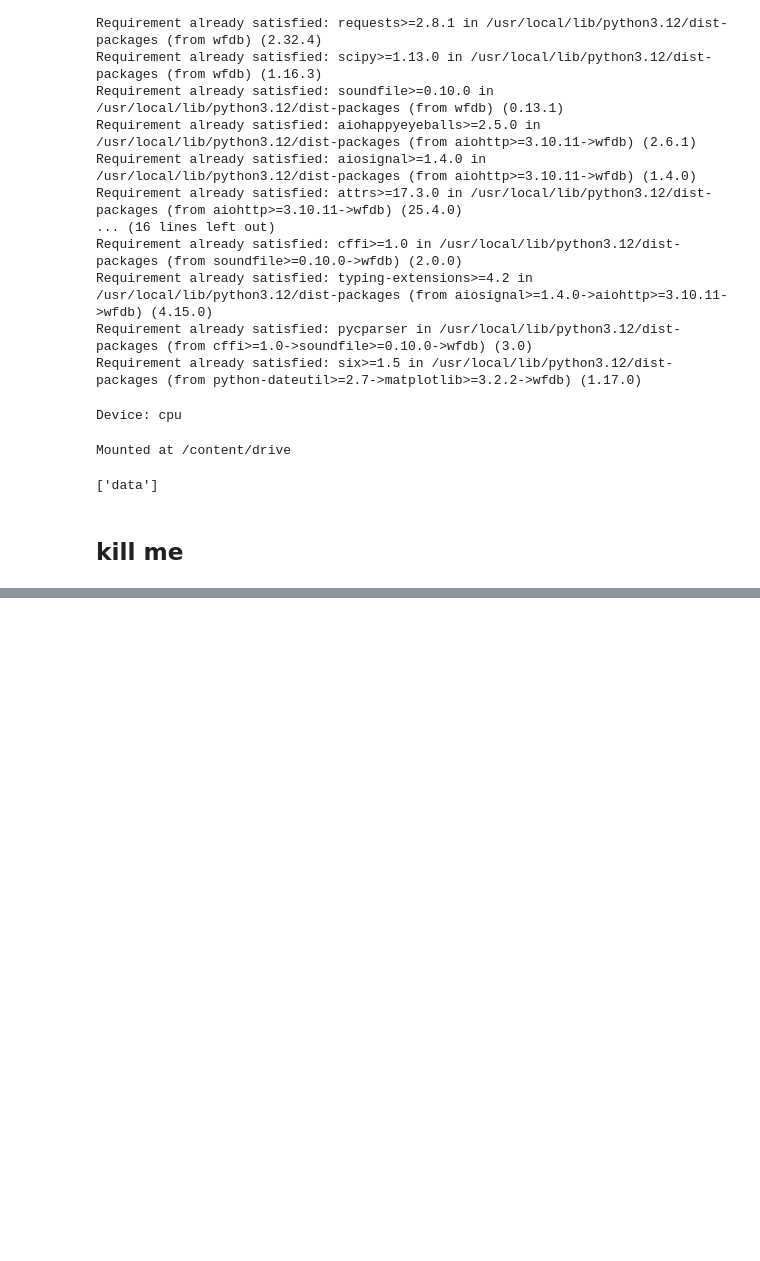
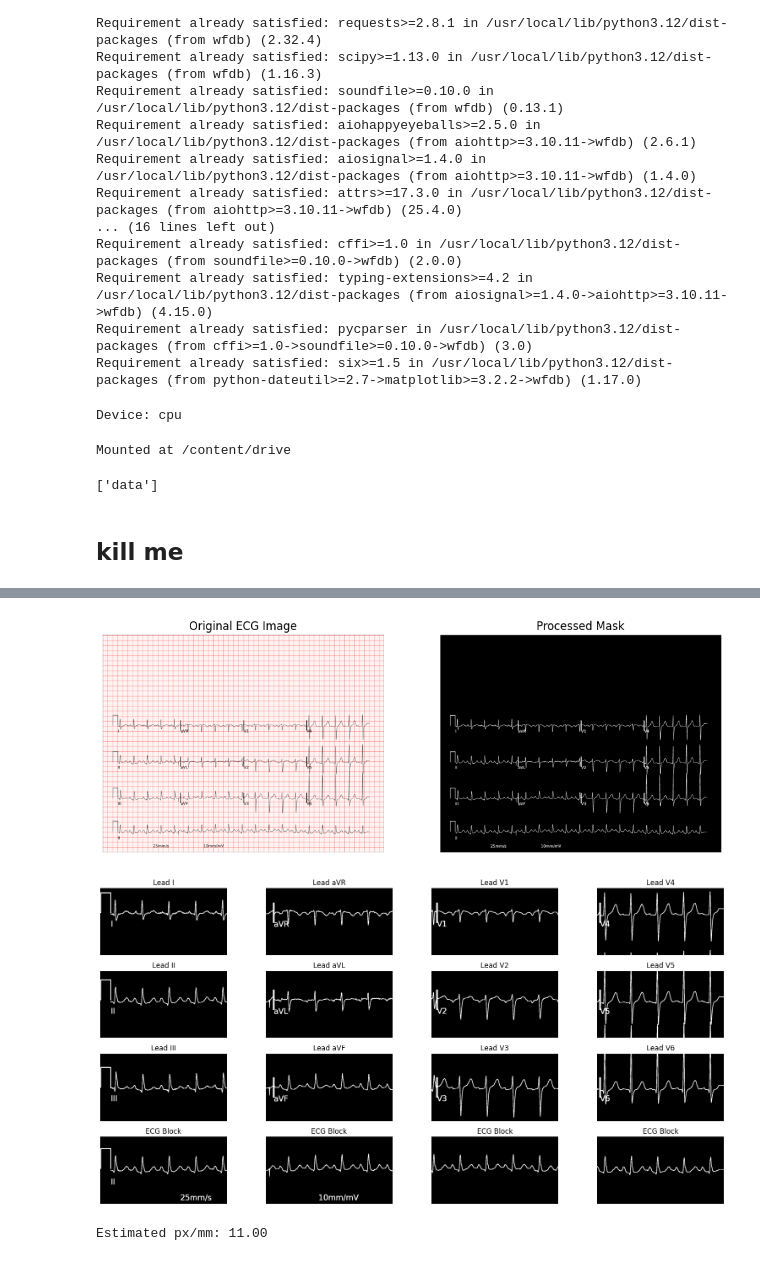
Before and after one commit to nkucht4/hackathon-ensembleai2026-pixiehex, a Jupyter notebook: task4/preprocesing.ipynb, the cells around one changed output, grey strips where cells are left out. Saved outputs shown, nothing was run; the diff lists cells and outputs as text; code cells hidden in the pictures; blank space fills up the shorter version.

```diff
--- a/task4/preprocesing.ipynb
+++ b/task4/preprocesing.ipynb
@@ -347,6 +376,33 @@ def plot_prediction_vs_gt(pred_leads, gt_leads, name):
 WFDB_ORDER = ['I','II','III','aVR','aVL','aVF','V1','V2','V3','V4','V5','V6']
 
 lead_index = {l:i for i,l in enumerate(WFDB_ORDER)}
+# %%
+submission = {}
+test_imgs = sorted(glob.glob(os.path.join(TRAIN_PATH,"*.png")))[4:5]
+for path in test_imgs:
+    name = os.path.basename(path).replace(".png","")
+    img = cv2.imread(path)
+    mask = preprocess_image(img)
+    mask_removed = remove_border_components(mask)
+    mask_removed = remove_dense_components(mask_removed)
+    ecg_block = detect_ecg_block(mask_removed, true_mask=mask)
+    lead_blocks = split_leads(ecg_block)
+    visualize_leads(img, lead_blocks)
+
+    px_per_mm = estimate_px_per_mm(img)
+    print(f"Estimated px/mm: {px_per_mm:.2f}")
+    for i, lb in enumerate(lead_blocks):
+        if i > 11:
+          break
+        wave = extract_wave(lb)
+        wave = normalize_wave(wave, px_per_mm=px_per_mm)
+        wave = resample_wave(wave, 1250)
+        submission[f"{name}_{LEADS[i]}"] = wave.astype(np.float16)
+#np.savez_compressed("submission.npz", **submission)
+# %% [output]
+[figure, added]
+[figure, added]
+Estimated px/mm: 11.00
 # %%
 record_path = os.path.join(TRAIN_PATH, name)
 gt_signal, fs = load_ground_truth(record_path)
```
Also changed, not shown: parts of 7 cells of this notebook.
